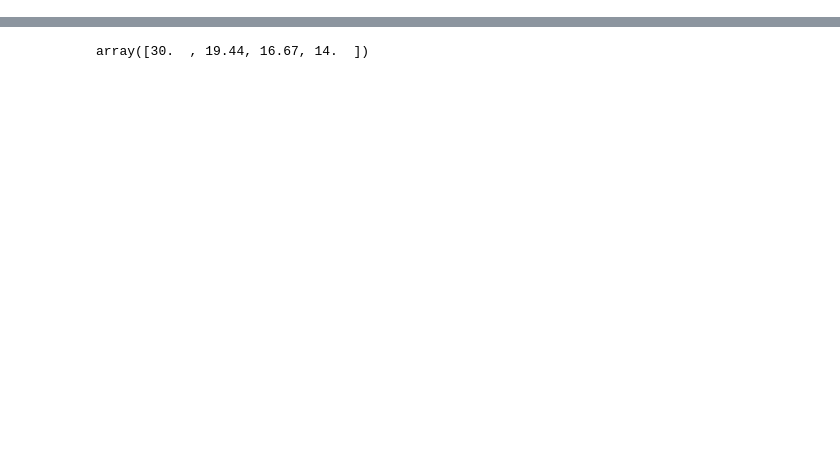
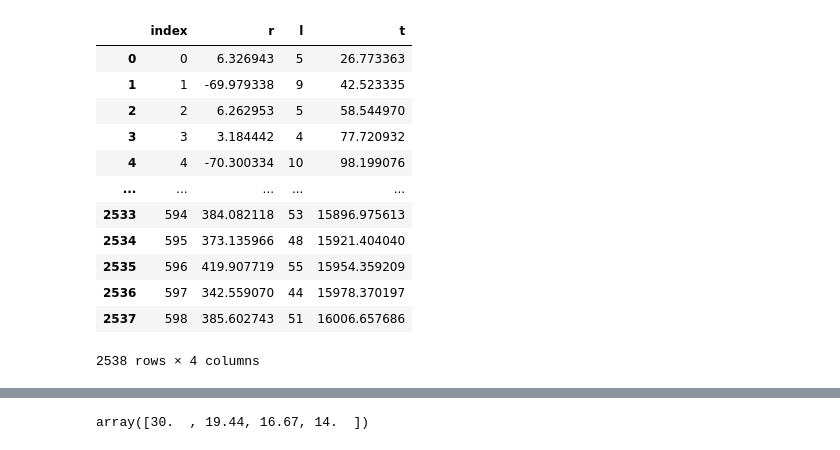
Before and after one commit to gustavomoers/CollisionAvoidance-Carla-DRL-MPC, a Jupyter notebook: plotting_test.ipynb, the cells around one changed output, grey strips where cells are left out. Drawn from its saved outputs; the diff is of its cells as text; code cells hidden in the pictures; blank space fills up the shorter version.

```diff
--- a/plotting_test.ipynb
+++ b/plotting_test.ipynb
@@ -0,0 +6,18 @@
+# %%
+ep = ep.reset_index()
+# %%
+ep
+# %% [output]
+|  | index | r | l | t |
+| 0 | 0 | 6.326943 | 5 | 26.773363 |
+| 1 | 1 | -69.979338 | 9 | 42.523335 |
+| 2 | 2 | 6.262953 | 5 | 58.544970 |
+| 3 | 3 | 3.184442 | 4 | 77.720932 |
+| 4 | 4 | -70.300334 | 10 | 98.199076 |
+| ... | ... | ... | ... | ... |
+| 2533 | 594 | 384.082118 | 53 | 15896.975613 |
+| 2534 | 595 | 373.135966 | 48 | 15921.404040 |
+| 2535 | 596 | 419.907719 | 55 | 15954.359209 |
+| 2536 | 597 | 342.559070 | 44 | 15978.370197 |
+| 2537 | 598 | 385.602743 | 51 | 16006.657686 |
+2538 rows × 4 columns
```
Also changed, not shown: parts of 5 cells of this notebook, 3 other files.
